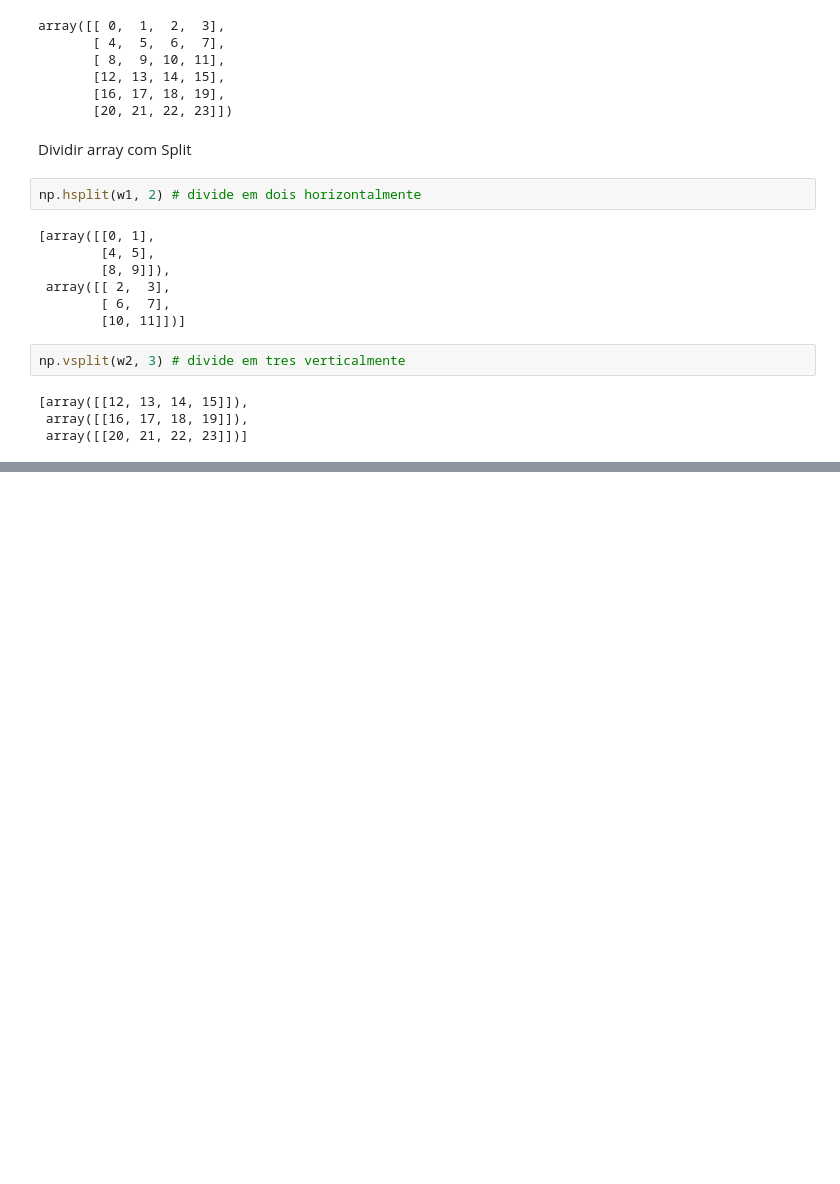
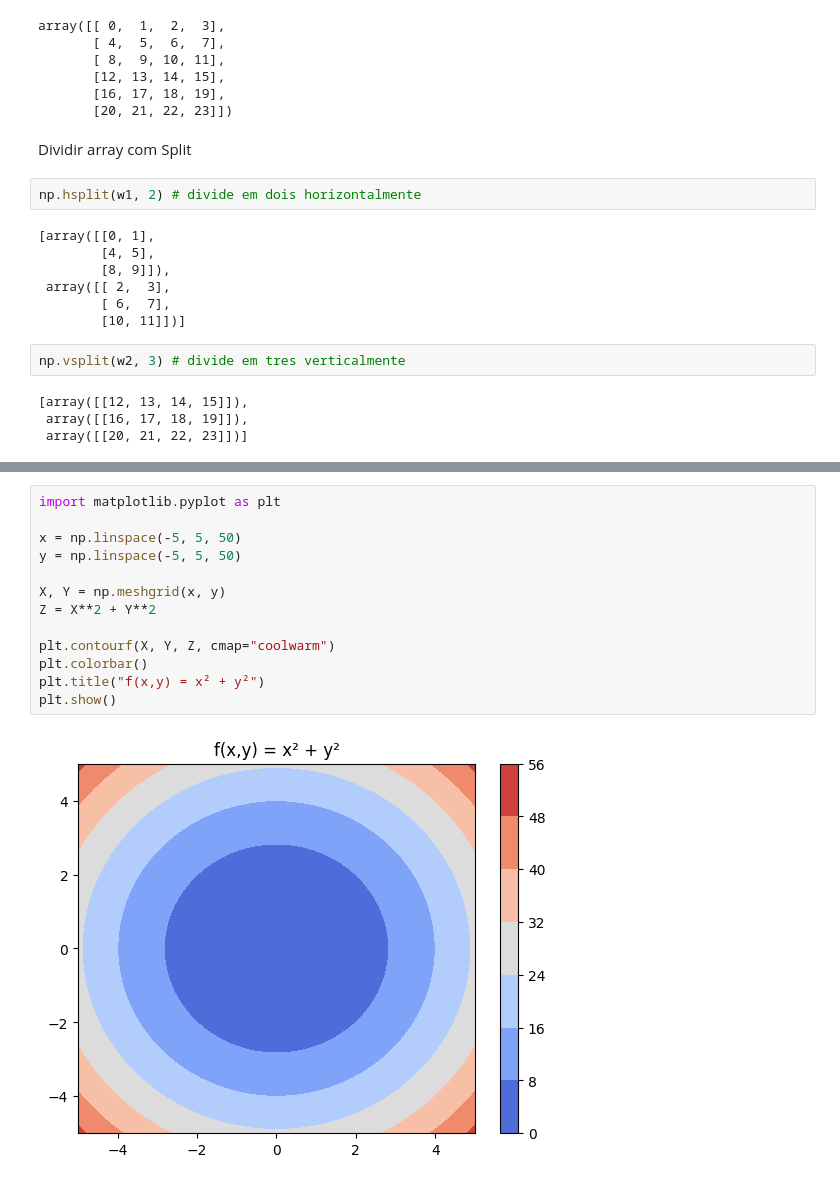
Before and after one commit to beatrizalmeidaf/python-study-repo, a Jupyter notebook: modules/numpy/numpy.ipynb, the cells around one changed output, grey strips where cells are left out. Drawn from its saved outputs; the diff is of its cells as text; blank space fills up the shorter version.

```diff
--- a/modules/numpy/numpy.ipynb
+++ b/modules/numpy/numpy.ipynb
@@ -525,0 +602,15 @@ np.vsplit(w2, 3) # divide em tres verticalmente
+# %%
+import matplotlib.pyplot as plt
+
+x = np.linspace(-5, 5, 50)
+y = np.linspace(-5, 5, 50)
+
+X, Y = np.meshgrid(x, y)
+Z = X**2 + Y**2
+
+plt.contourf(X, Y, Z, cmap="coolwarm")
+plt.colorbar()
+plt.title("f(x,y) = x² + y²")
+plt.show()
+# %% [output]
+[figure, added]
```
Also changed, not shown: parts of 16 cells of this notebook.
